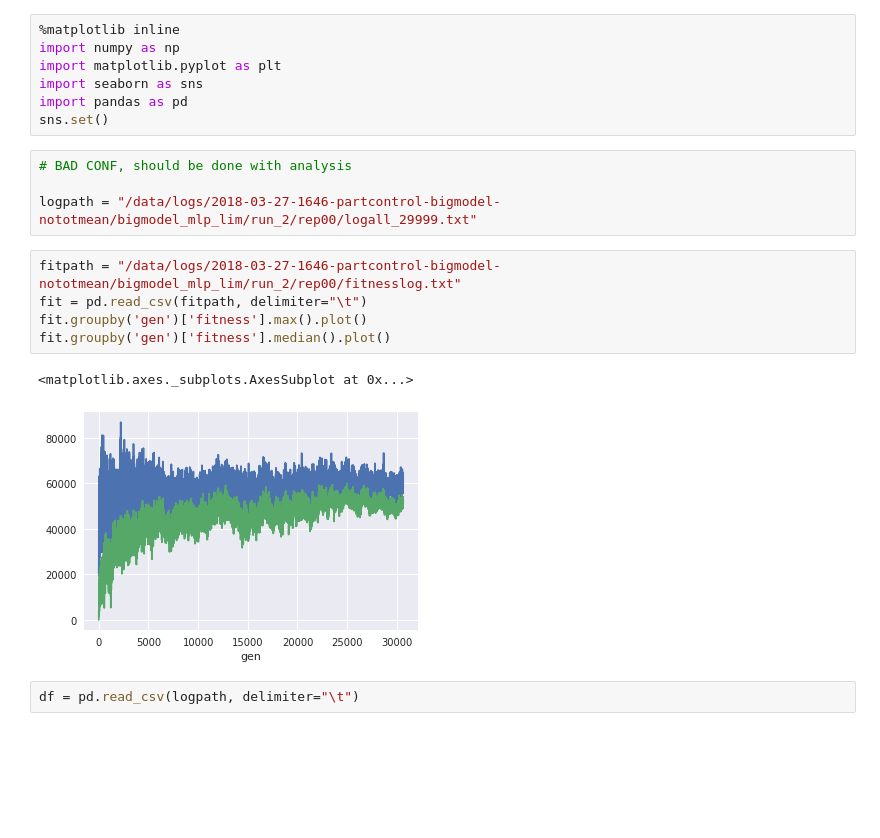
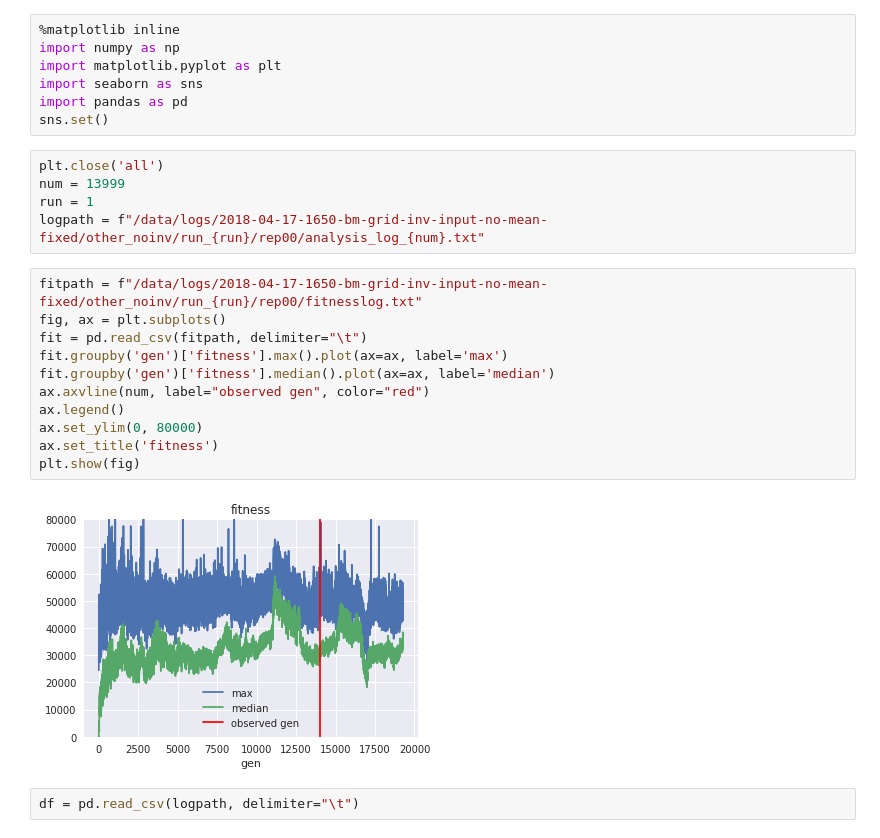
Before and after one commit to PaulEcoffet/roborobo3, a Jupyter notebook: roborobo3/notebooks/bigmodel_partnerchoice.ipynb, the cells around one changed output. Saved outputs shown, nothing was run; the diff lists cells and outputs as text; blank space fills up the shorter version.

```diff
--- a/roborobo3/notebooks/bigmodel_partnerchoice.ipynb
+++ b/roborobo3/notebooks/bigmodel_partnerchoice.ipynb
@@ -5,18 +5,24 @@ import matplotlib.pyplot as plt
 import seaborn as sns
 import pandas as pd
 sns.set()
-# %%
-# BAD CONF, should be done with analysis
-
-logpath = "/data/logs/2018-03-27-1646-partcontrol-bigmodel-nototmean/bigmodel_mlp_lim/run_2/rep00/logall_29999.txt"
+# %%
+plt.close('all')
+num = 13999
+run = 1
+logpath = f"/data/logs/2018-04-17-1650-bm-grid-inv-input-no-mean-fixed/other_noinv/run_{run}/rep00/analysis_log_{num}.txt"
 # %%
-fitpath = "/data/logs/2018-03-27-1646-partcontrol-bigmodel-nototmean/bigmodel_mlp_lim/run_2/rep00/fitnesslog.txt"
+fitpath = f"/data/logs/2018-04-17-1650-bm-grid-inv-input-no-mean-fixed/other_noinv/run_{run}/rep00/fitnesslog.txt"
+fig, ax = plt.subplots()
 fit = pd.read_csv(fitpath, delimiter="\t")
-fit.groupby('gen')['fitness'].max().plot()
-fit.groupby('gen')['fitness'].median().plot()
+fit.groupby('gen')['fitness'].max().plot(ax=ax, label='max')
+fit.groupby('gen')['fitness'].median().plot(ax=ax, label='median')
+ax.axvline(num, label="observed gen", color="red")
+ax.legend()
+ax.set_ylim(0, 80000)
+ax.set_title('fitness')
+plt.show(fig)
 # %% [output]
-<matplotlib.axes._subplots.AxesSubplot at 0x...>
-[figure, old version]
+[figure, new version]
 # %%
 df = pd.read_csv(logpath, delimiter="\t")
 # %%
```
Also changed, not shown: parts of 7 cells of this notebook, 2 other files.
